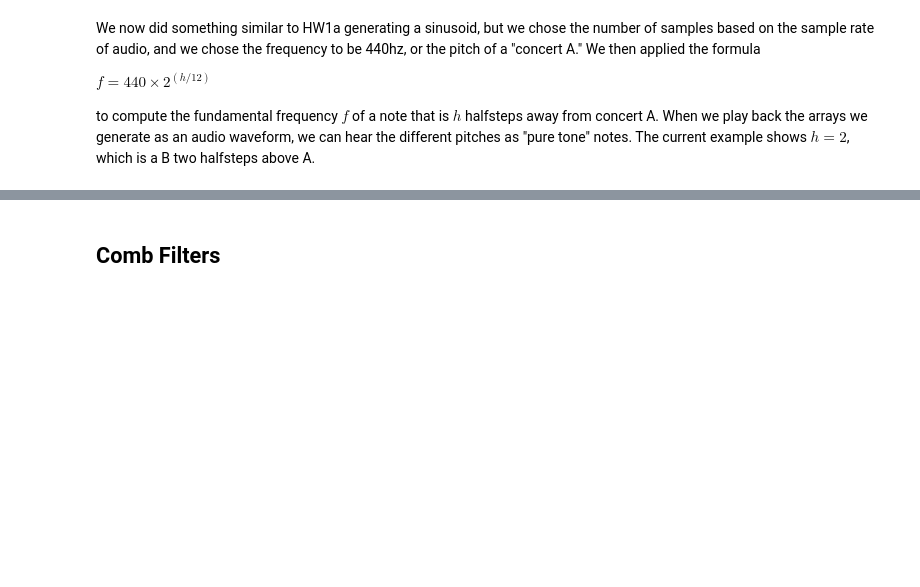
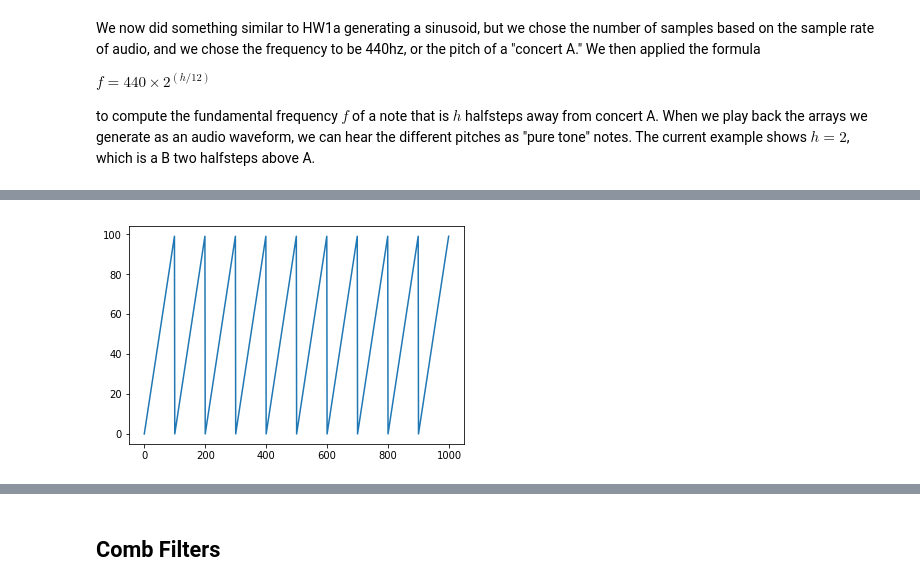
Before and after one commit to Ursinus-IDS301-S2020/Week2Class, a Jupyter notebook: Week2_Audio.ipynb, the cells around one changed output, grey strips where cells are left out. Drawn from its saved outputs; the diff is of its cells as text; code cells hidden in the pictures; blank space fills up the shorter version.

```diff
--- a/Week2_Audio.ipynb
+++ b/Week2_Audio.ipynb
@@ -123,0 +167,8 @@ ipd.Audio(y, rate=fs)
+# %%
+# Show triangle wave
+fs = 44100
+t = np.arange(fs)
+x = np.mod(t, 100)
+plt.plot(x[0:1000])
+ipd.Audio(x, rate=fs)
+# %% [output]
@@ -123,0 +176 @@ ipd.Audio(y, rate=fs)
+[figure, added]
```
Also changed, not shown: parts of 25 cells of this notebook, 1 other file.
